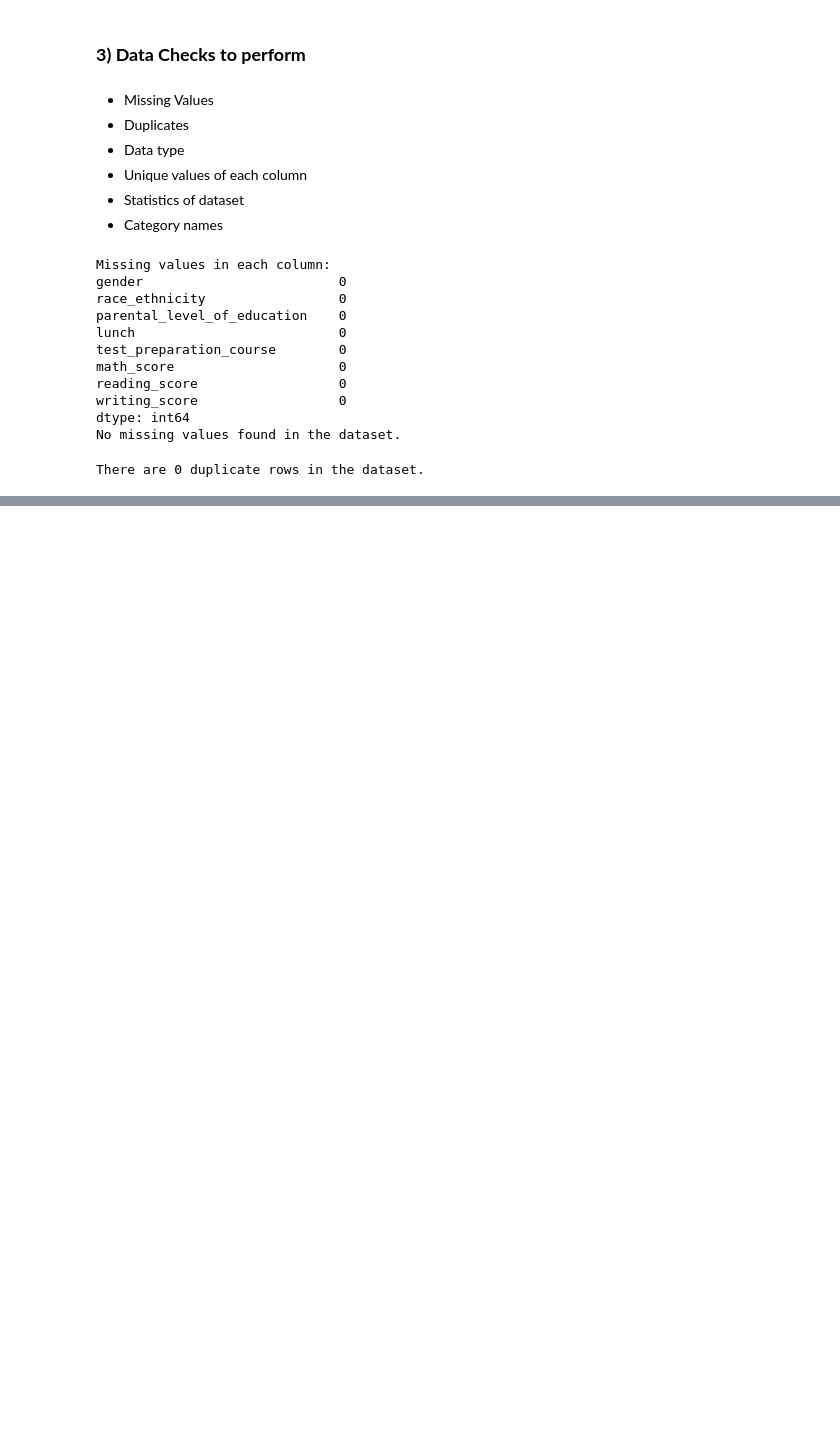
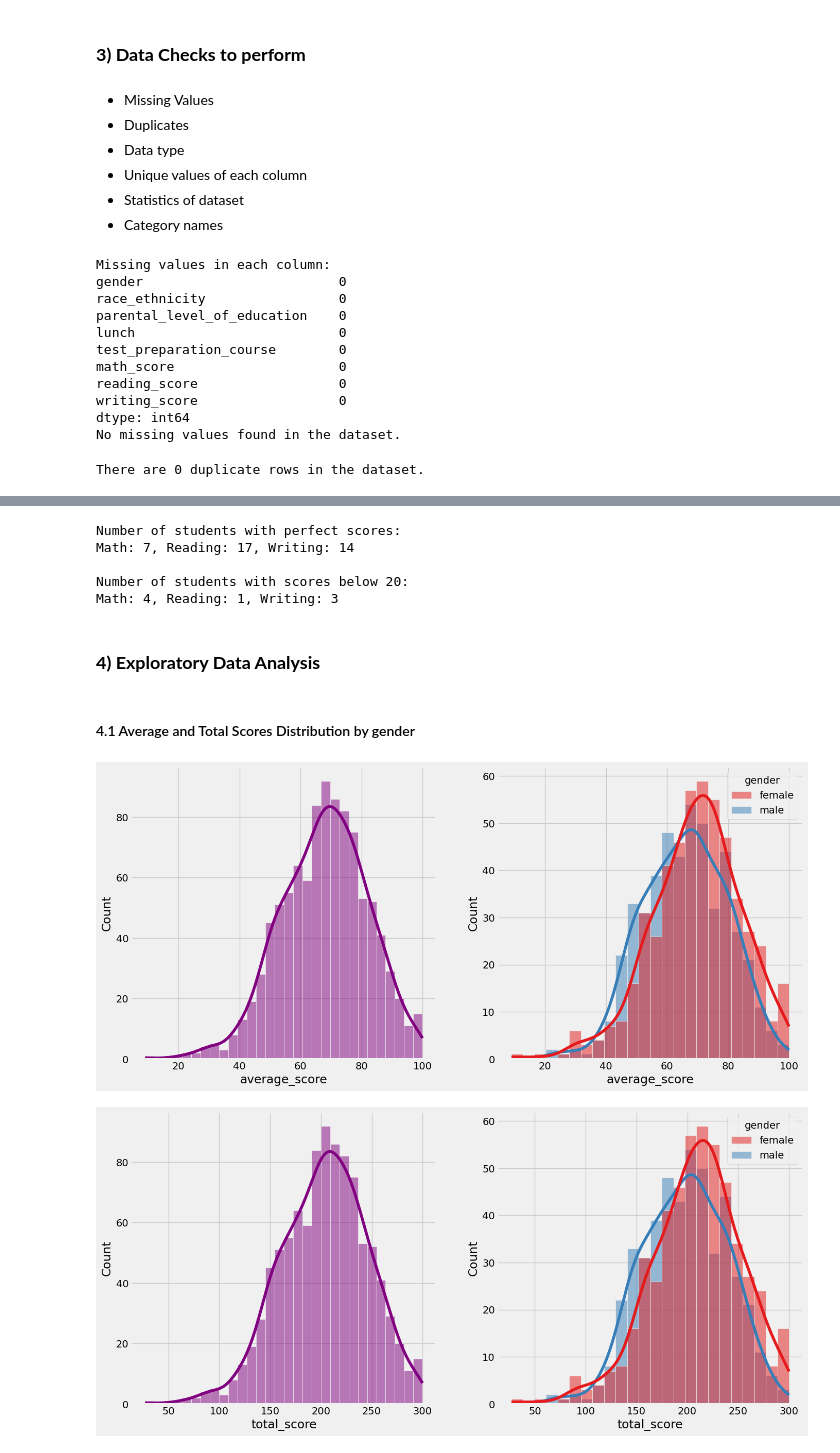
Before and after one commit to celinele5/Analytics-Portfolio, a Jupyter notebook: ML Projects/notebook/1. EDA STUDENT PERFORMANCE.ipynb, the cells around one changed output, grey strips where cells are left out. Saved outputs shown, nothing was run; the diff lists cells and outputs as text; code cells hidden in the pictures; blank space fills up the shorter version.

```diff
--- a/ML Projects/notebook/1. EDA STUDENT PERFORMANCE.ipynb
+++ b/ML Projects/notebook/1. EDA STUDENT PERFORMANCE.ipynb
@@ -104,0 +154,49 @@ There are 0 duplicate rows in the dataset.
+# %%
+# Feature Engineering more attributes - Total Score and Average Score
+student_data['total_score'] = student_data['math_score'] + student_data['reading_score'] + student_data['writing_score']
+student_data['average_score'] = student_data['total_score'] / 3
+
+# Detailed score analysis
+# Students with perfect scores
+math_perfect = student_data[student_data['math_score'] == 100].shape[0]
+reading_perfect = student_data[student_data['reading_score'] == 100].shape[0]
+writing_perfect = student_data[student_data['writing_score'] == 100].shape[0]
+print(f"\nNumber of students with perfect scores:")
+print(f"Math: {math_perfect}, Reading: {reading_perfect}, Writing: {writing_perfect}")
+# Students with scores <20
+math_below_20 = student_data[student_data['math_score'] < 20].shape[0]
+reading_below_20 = student_data[student_data['reading_score'] < 20].shape[0]
+writing_below_20 = student_data[student_data['writing_score'] < 20].shape[0]
+print(f"\nNumber of students with scores below 20:")
+print(f"Math: {math_below_20}, Reading: {reading_below_20}, Writing: {writing_below_20}")
+# %% [output]
+Number of students with perfect scores:
+Math: 7, Reading: 17, Writing: 14
+
+Number of students with scores below 20:
+Math: 4, Reading: 1, Writing: 3
+# %% [markdown]
+### **4) Exploratory Data Analysis**
+# %% [markdown]
+#### 4.1 Average and Total Scores Distribution by gender
+# %%
+# Histograms & Kernel Density Estimates (KDE)
+
+# Average Score
+fig, axs = plt.subplots(1, 2, figsize=(15, 7))
+plt.subplot(1,2,1)
+sns.histplot(data=student_data, x='average_score', kde=True, bins=30, color='purple')
+plt.subplot(1,2,2)
+sns.histplot(data=student_data, x='average_score', kde=True, hue='gender', palette='Set1')
+plt.show()
+
+# Total Score
+fig, axs = plt.subplots(1, 2, figsize=(15, 7))
+plt.subplot(1,2,1)
+sns.histplot(data=student_data, x='total_score', kde=True, bins=30, color='purple')
+plt.subplot(1,2,2)
+sns.histplot(data=student_data, x='total_score', kde=True, hue='gender', palette='Set1')
+plt.show()
+# %% [output]
+[figure, added]
+[figure, added]
```
Also changed, not shown: parts of 45 cells of this notebook.
